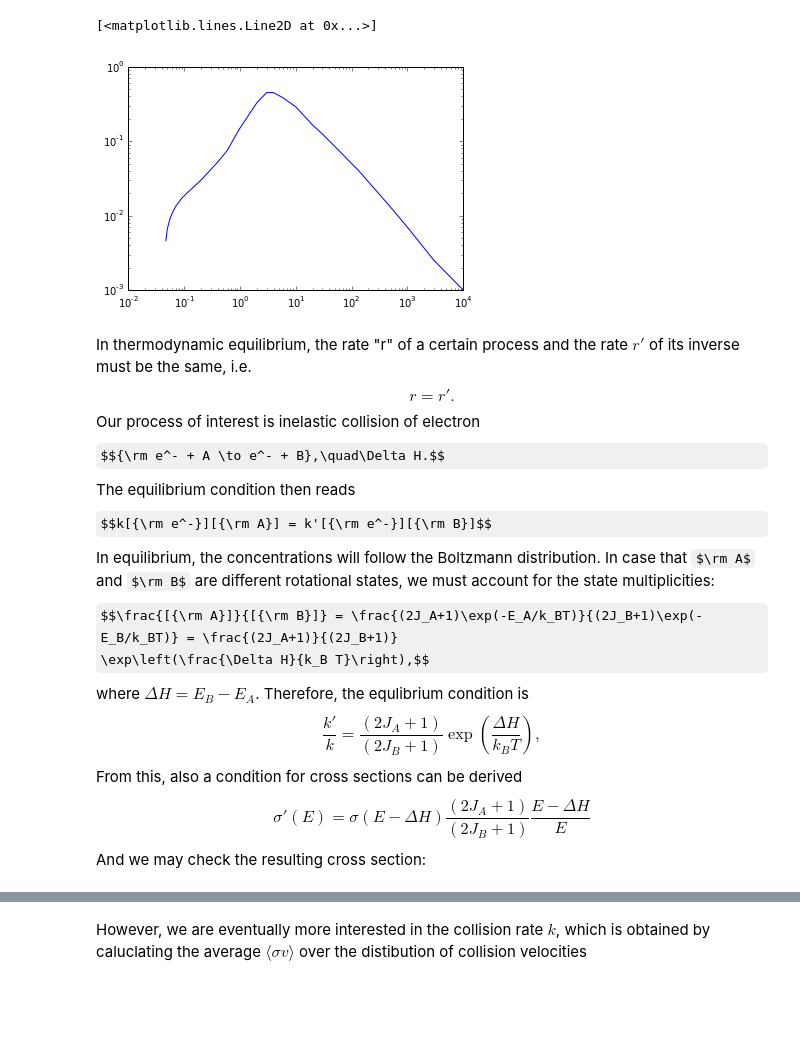
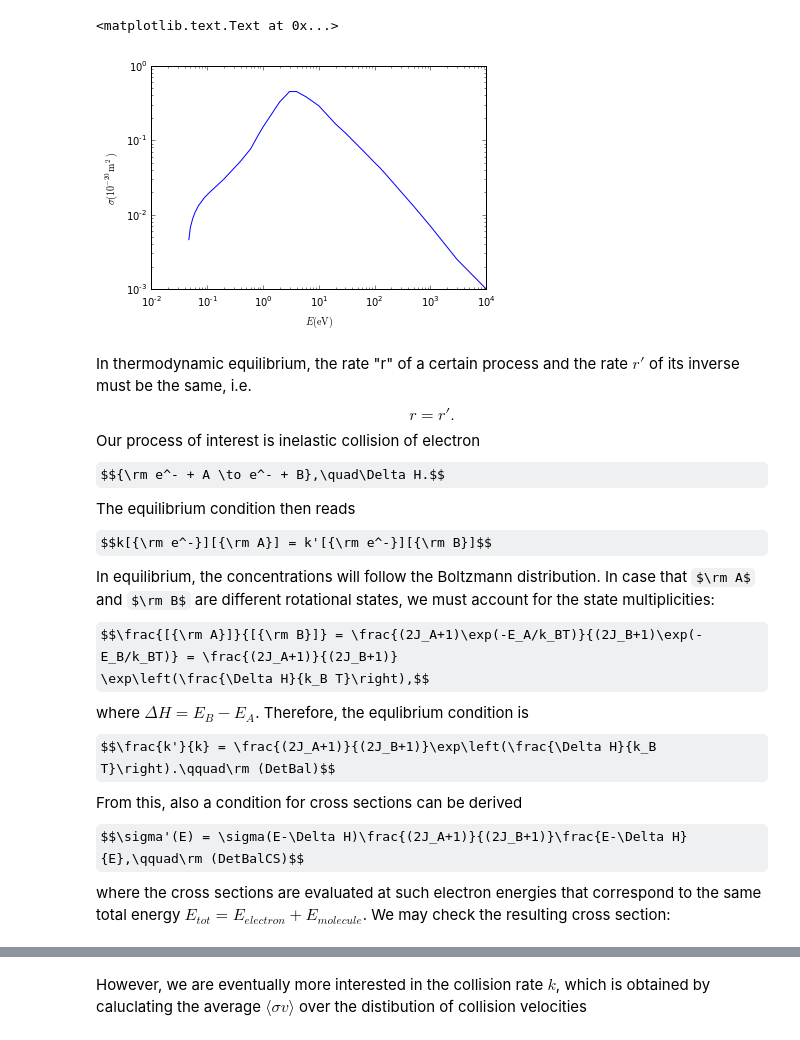
Before and after one commit to rouckas/ipython-notebooks, a Jupyter notebook: H2_cross_sections.ipynb, the cells around one changed output, grey strips where cells are left out. Cells and saved outputs as stored; diff of their text form; code cells hidden in the pictures; some formulas as TeX source; blank space fills up the shorter version.

```diff
--- a/H2_cross_sections.ipynb
+++ b/H2_cross_sections.ipynb
@@ -4,7 +4,9 @@ from numpy import *
 from pylab import *
 # %%
 def load_CS(fname, csname):
-    """load collision cross section from the Phelps' database stored in file fname"""
+    """load collision cross section from the Phelps' database stored in file fname
+    http://jilawww.colorado.edu/~avp/collision_data/electronneutral/ELECTRON.TXT
+    """
     import re
     fr = open(fname)
     CS = []
@@ -32,11 +34,13 @@ def load_CS(fname, csname):
 # %%
 #test how it works
 fname = "data/ELECTRON.TXT"
 Eloss, CS = load_CS(fname, "H2  J=0-J=2")
 loglog(CS[:,0], CS[:,1])
+xlabel(r"$E (\rm eV)$")
+ylabel(r"$\sigma (\rm 10^{-20}m^2)$")
 # %% [output]
-[<matplotlib.lines.Line2D at 0x...>]
+<matplotlib.text.Text at 0x...>
-[figure, old version]
+[figure, new version]
 # %% [markdown]
 In thermodynamic equilibrium, the rate "r" of a certain process and the rate $r'$ of its inverse must be the same, i.e.
 $$r = r'.$$
@@ -48,10 +52,10 @@ In equilibrium, the concentrations will follow the Boltzmann distribution. In ca
 $$\frac{[{\rm A}]}{[{\rm B}]} = \frac{(2J_A+1)\exp(-E_A/k_BT)}{(2J_B+1)\exp(-E_B/k_BT)} = \frac{(2J_A+1)}{(2J_B+1)}
 \exp\left(\frac{\Delta H}{k_B T}\right),$$
 where $\Delta H = E_B-E_A$. Therefore, the equlibrium condition is
-$$\frac{k'}{k} = \frac{(2J_A+1)}{(2J_B+1)}\exp\left(\frac{\Delta H}{k_B T}\right),$$
+$$\frac{k'}{k} = \frac{(2J_A+1)}{(2J_B+1)}\exp\left(\frac{\Delta H}{k_B T}\right).\qquad\rm (DetBal)$$
 From this, also a condition for cross sections can be derived
-$$\sigma'(E) = \sigma(E-\Delta H)\frac{(2J_A+1)}{(2J_B+1)}\frac{E-\Delta H}{E}$$
-And we may check the resulting cross section:
+$$\sigma'(E) = \sigma(E-\Delta H)\frac{(2J_A+1)}{(2J_B+1)}\frac{E-\Delta H}{E},\qquad\rm (DetBalCS)$$
+where the cross sections are evaluated at such electron energies that correspond to the same total energy $E_{tot} = E_{electron}+E_{molecule}$. We may check the resulting cross section:
 # %%
 Ji = 0
 Jf = 2
```
Also changed, not shown: parts of 3 cells of this notebook.
